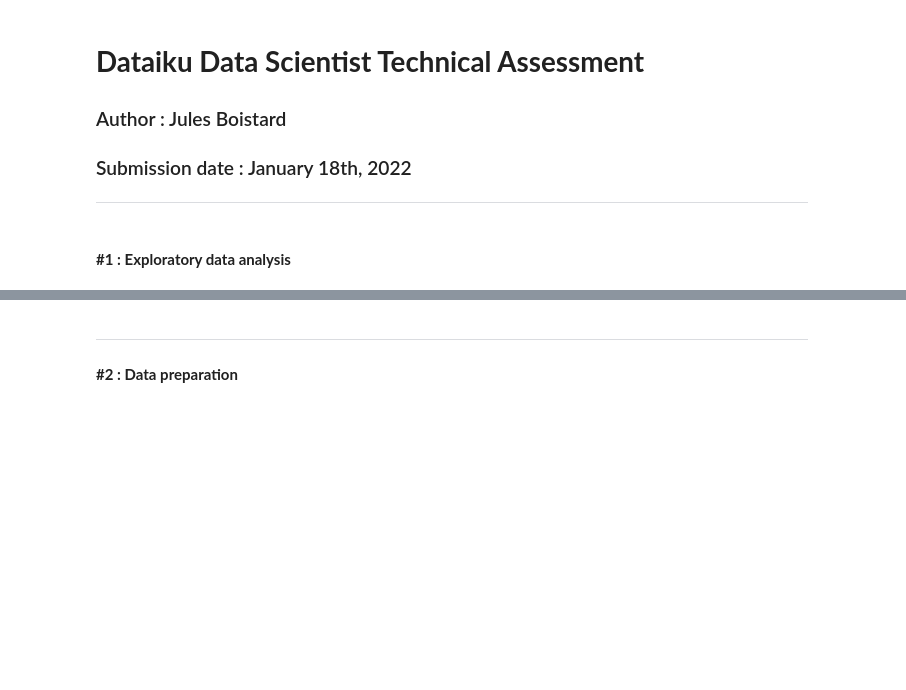
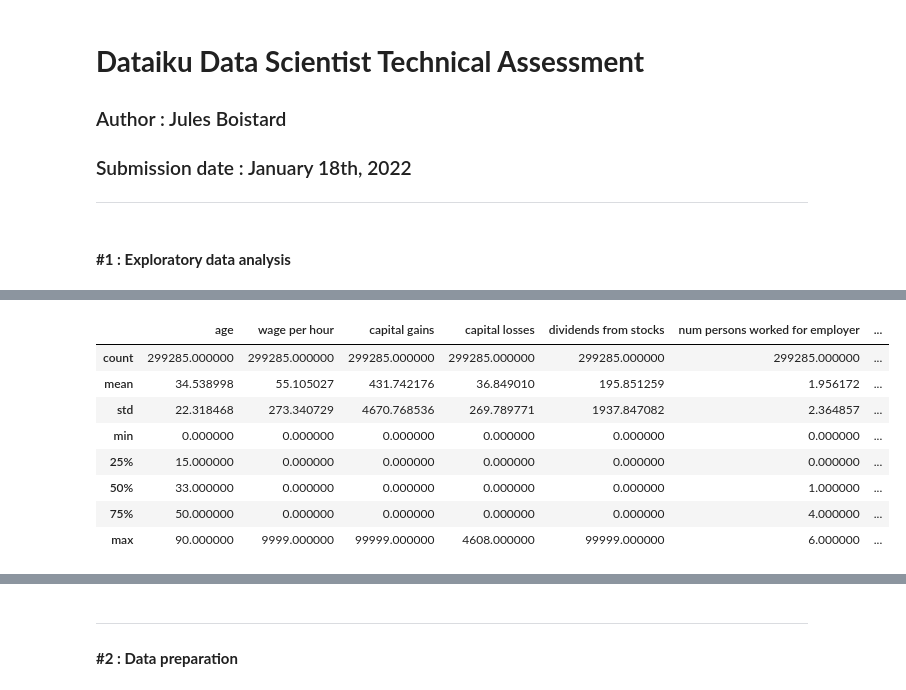
Before and after one commit to jboistard/dataiku_assessment, a Jupyter notebook: submission.ipynb, the cells around one changed output, grey strips where cells are left out. Cells and saved outputs as stored; diff of their text form; code cells hidden in the pictures; blank space fills up the shorter version.

```diff
--- a/submission.ipynb
+++ b/submission.ipynb
@@ -26,0 +52,13 @@ test["instance weight"] = pd.read_csv("data/census_income_test.csv", header=None
+# %%
+# Look at descriptive stats for numerical features
+data.describe()
+# %% [output]
+|  | age | wage per hour | capital gains | capital losses | dividends from stocks | num persons worked for employer | ... |
+| count | 299285.000000 | 299285.000000 | 299285.000000 | 299285.000000 | 299285.000000 | 299285.000000 | ... |
+| mean | 34.538998 | 55.105027 | 431.742176 | 36.849010 | 195.851259 | 1.956172 | ... |
+| std | 22.318468 | 273.340729 | 4670.768536 | 269.789771 | 1937.847082 | 2.364857 | ... |
+| min | 0.000000 | 0.000000 | 0.000000 | 0.000000 | 0.000000 | 0.000000 | ... |
+| 25% | 15.000000 | 0.000000 | 0.000000 | 0.000000 | 0.000000 | 0.000000 | ... |
+| 50% | 33.000000 | 0.000000 | 0.000000 | 0.000000 | 0.000000 | 1.000000 | ... |
+| 75% | 50.000000 | 0.000000 | 0.000000 | 0.000000 | 0.000000 | 4.000000 | ... |
+| max | 90.000000 | 9999.000000 | 99999.000000 | 4608.000000 | 99999.000000 | 6.000000 | ... |
```
Also changed, not shown: parts of 4 cells of this notebook, 1 other file.
